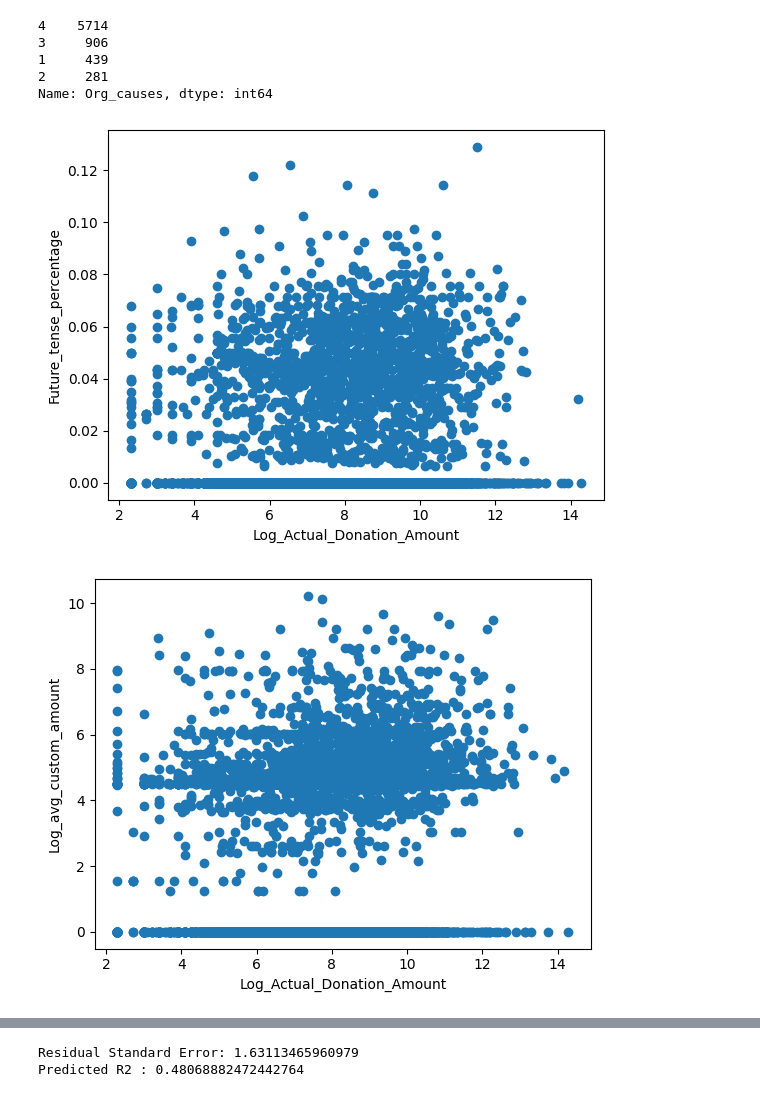
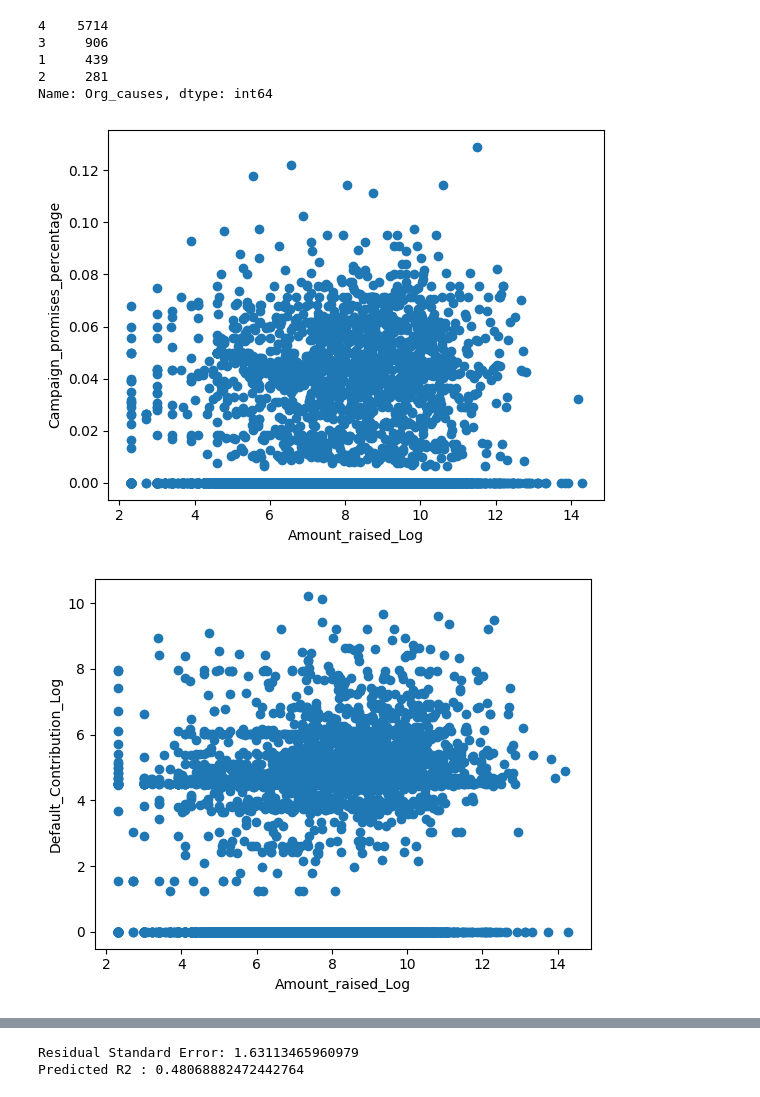
Before and after one commit to VGuoGavin/Leon, a Jupyter notebook: Second Phase/New_codes/New_Version2.ipynb, the cells around one changed output, grey strips where cells are left out. Drawn from its saved outputs; the diff is of its cells as text; code cells hidden in the pictures.

```diff
--- a/Second Phase/New_codes/New_Version2.ipynb
+++ b/Second Phase/New_codes/New_Version2.ipynb
@@ -1027,12 +1037,12 @@ print(s.kurt())
 # %%
-extract_data['Log_future_tense_percentage_level'] = 0
+extract_data['Campaign_promises_percentage_Log_level'] = 0
 for index, row in extract_data.iterrows():
-    if extract_data.loc[index,'Future_tense_percentage'] < 0.08043 and extract_data.loc[index,'Future_tense_percentage'] > 0:
-        extract_data.loc[index,'Log_future_tense_percentage_level'] = 0.04
-    if extract_data.loc[index,'Future_tense_percentage'] >= 0.08043:
-        extract_data.loc[index,'Log_future_tense_percentage_level'] = 0.1
+    if extract_data.loc[index,'Campaign_promises_percentage'] < 0.08043 and extract_data.loc[index,'Campaign_promises_percentage'] > 0:
+        extract_data.loc[index,'Campaign_promises_percentage_Log_level'] = 0.04
+    if extract_data.loc[index,'Campaign_promises_percentage'] >= 0.08043:
+        extract_data.loc[index,'Campaign_promises_percentage_Log_level'] = 0.1
 # %%
-extract_data['Log_Future_tense_percentage'] = np.log(extract_data['Future_tense_percentage'] + 1)
-extract_data['Log_avg_custom_amount'] = np.log(extract_data['Avg_custom_amount'] + 1)
-extract_data['Log_future_tense_percentage_X_Log_avg_custom_amount'] = extract_data['Log_Future_tense_percentage'] * extract_data['Log_avg_custom_amount']
+extract_data['Campaign_promises_percentage_Log'] = np.log(extract_data['Campaign_promises_percentage'] + 1)
+extract_data['Default_Contribution_Log'] = np.log(extract_data['Default_Contribution'] + 1)
+extract_data['Campaign_promises_percentage_Log_X_Default_Contribution_Log'] = extract_data['Campaign_promises_percentage_Log'] * extract_data['Default_Contribution_Log']
 # %%
@@ -1058,3 +1068,9 @@ Name: Log_Future_tense_percentage, dtype: int64
+# %%
+numeric_features2 = ['Amount_raised_Log', 'Campaign_Goal_Log', 'Tax_duction_status', 'Campaign_Duration',
+                     'Campaign_Video',  'Number_of_images','Words_of_campaigns',
+                    "Creator_Type", 'Financial_Size', "Sector_type", "Campaign_Start_Year_category",
+                    "Campaign_frequency", "Campaign_promises_percentage_Log", "Default_Contribution_Log",
+                    'Campaign_promises_percentage_Log_X_Default_Contribution_Log']
 # %%
 for title in numeric_features2:
     extract_data[title] = pd.to_numeric( extract_data[title])
@@ -1214,0 +1305,14 @@ Notes:
+# %%
+unused_columns = ['Donation_per_donor', 'Campaign_Start_Day','Campaign_Start_Month',
+       'Campaign_End_Day', 'Campaign_End_Month', 'Campaign_End_Year',
+       'Campaign_Start', 'Campaign_End',
+       'Num_desc_NPO',
+       'Campaign_Duration_Log',
+       'Campaign_promises_X_Campaign_frequency',
+       'Campaign_frequency_X_Default_Contribution_Log',
+       'Log_Org_causes',
+       'Campaign_promises_percentage_X_Campaign_frequency',
+       'Campaign_promises_percentage_X_Default_Contribution',
+       'Amount_raised_Log_round']
+extract_data = extract_data.drop(unused_columns, axis = 1)
+extract_data.to_csv("24-Jun-dataset.csv")
@@ -1223,19 +1329,18 @@ extract_data['Org_causes'].value_counts()
 2     281
 Name: Org_causes, dtype: int64
 # %%
-plt.scatter(extract_data["Log_Actual_Donation_Amount"], extract_data["Future_tense_percentage"])
+plt.scatter(extract_data["Amount_raised_Log"], extract_data["Campaign_promises_percentage"])
 #plt.xlim(0,30000)
 #plt.ylim(0,30000)
-plt.xlabel('Log_Actual_Donation_Amount'); plt.ylabel('Future_tense_percentage')
+plt.xlabel('Amount_raised_Log'); plt.ylabel('Campaign_promises_percentage')
 plt.show()
 
-#plt.subplot(222)
-plt.scatter(extract_data["Log_Actual_Donation_Amount"], extract_data["Log_avg_custom_amount"])
-plt.xlabel('Log_Actual_Donation_Amount'); plt.ylabel('Log_avg_custom_amount')
+plt.scatter(extract_data["Amount_raised_Log"], extract_data["Default_Contribution_Log"])
+plt.xlabel('Amount_raised_Log'); plt.ylabel('Default_Contribution_Log')
 plt.show()
 # %% [output]
-[figure, old version]
+[figure, new version]
-[figure, old version]
+[figure, new version]
 # %%
 extract_data["Campaign_Start_Year"] = pd.to_numeric(extract_data["Campaign_Start_Year"])
 extract_data["Creator_Type"] = pd.to_numeric(extract_data["Creator_Type"])
```
Also changed, not shown: parts of 277 cells of this notebook, 7 other files.
